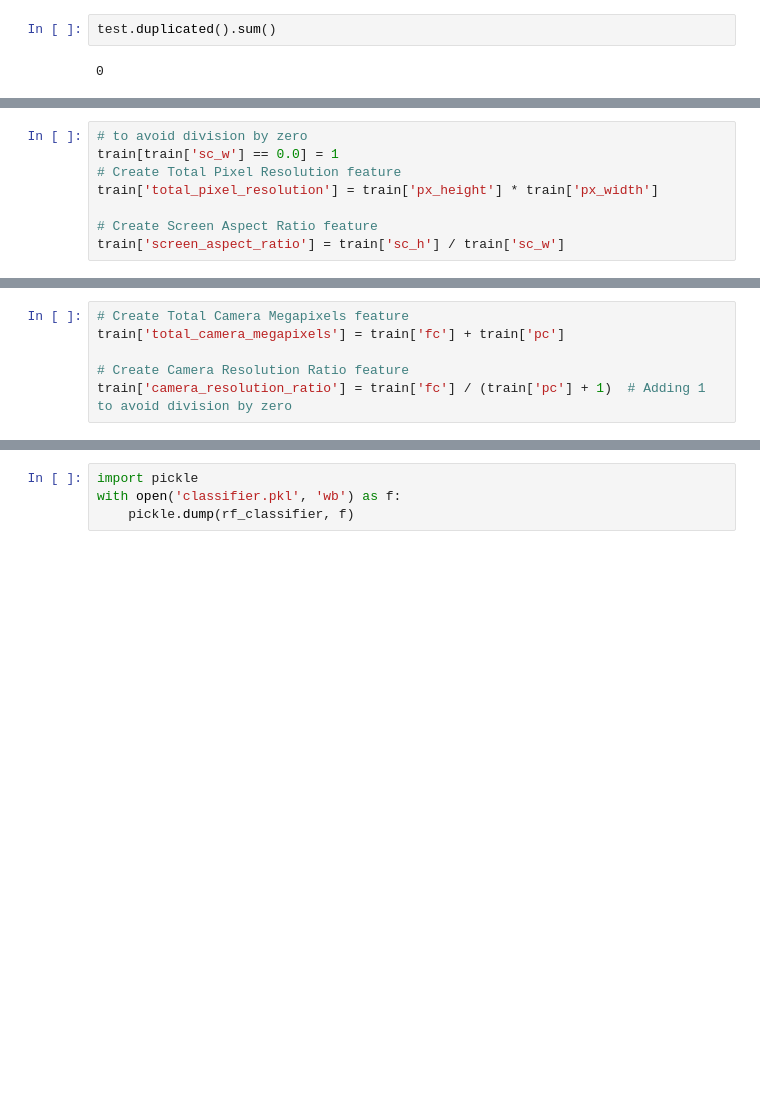
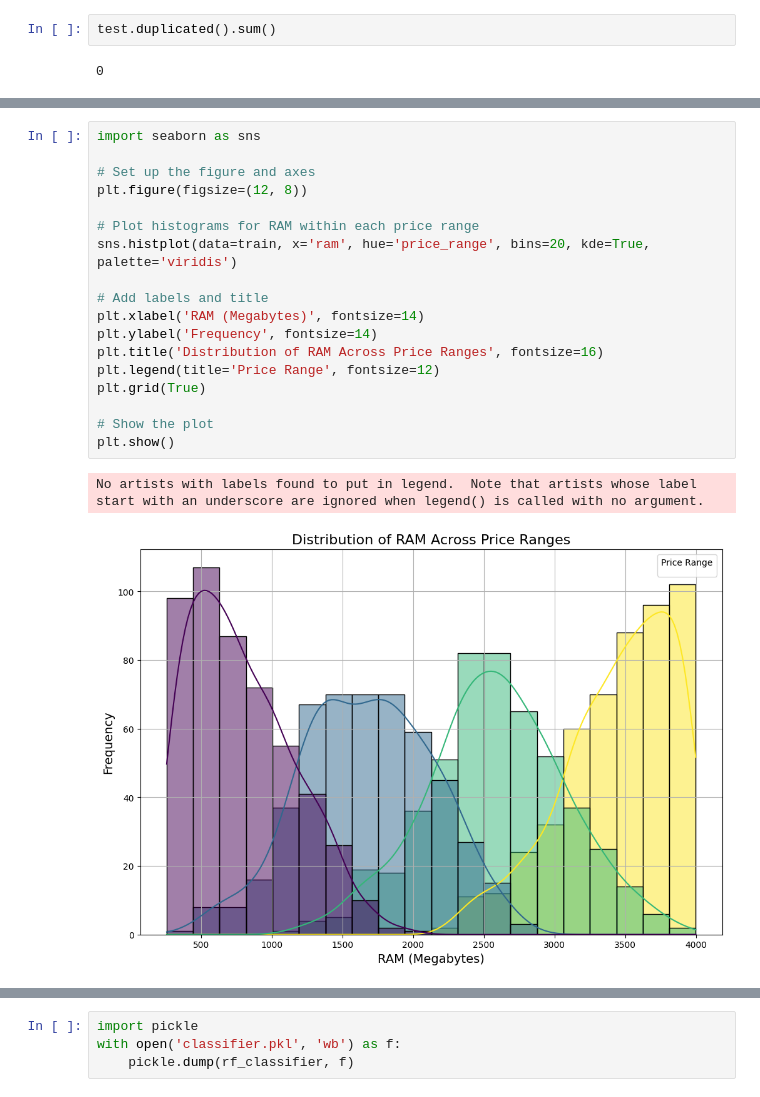
Before and after one commit to ahmed0elsafty/maidscc_challenge, a Jupyter notebook: python-project.ipynb, the cells around one changed output, grey strips where cells are left out. Saved outputs shown, nothing was run; the diff lists cells and outputs as text; blank space fills up the shorter version.

```diff
--- a/python-project.ipynb
+++ b/python-project.ipynb
@@ -638,8 +249,0 @@ Name: wifi, dtype: int64
-# %%
-# to avoid division by zero
-train[train['sc_w'] == 0.0] = 1
-# Create Total Pixel Resolution feature
-train['total_pixel_resolution'] = train['px_height'] * train['px_width']
-
-# Create Screen Aspect Ratio feature
-train['screen_aspect_ratio'] = train['sc_h'] / train['sc_w']
@@ -690,6 +249,0 @@ This could be expected, as lower-end or budget-friendly devices may have lower p
-# %%
-# Create Total Camera Megapixels feature
-train['total_camera_megapixels'] = train['fc'] + train['pc']
-
-# Create Camera Resolution Ratio feature
-train['camera_resolution_ratio'] = train['fc'] / (train['pc'] + 1)  # Adding 1 to avoid division by zero
@@ -714,0 +280,21 @@ RandomForestClassifier(random_state=42)
+# %%
+import seaborn as sns
+
+# Set up the figure and axes
+plt.figure(figsize=(12, 8))
+
+# Plot histograms for RAM within each price range
+sns.histplot(data=train, x='ram', hue='price_range', bins=20, kde=True, palette='viridis')
+
+# Add labels and title
+plt.xlabel('RAM (Megabytes)', fontsize=14)
+plt.ylabel('Frequency', fontsize=14)
+plt.title('Distribution of RAM Across Price Ranges', fontsize=16)
+plt.legend(title='Price Range', fontsize=12)
+plt.grid(True)
+
+# Show the plot
+plt.show()
+# %% [output]
+No artists with labels found to put in legend.  Note that artists whose label start with an underscore are ignored when legend() is called with no argument.
+[figure, added]
```
Also changed, not shown: parts of 82 cells of this notebook, 1 other file.
